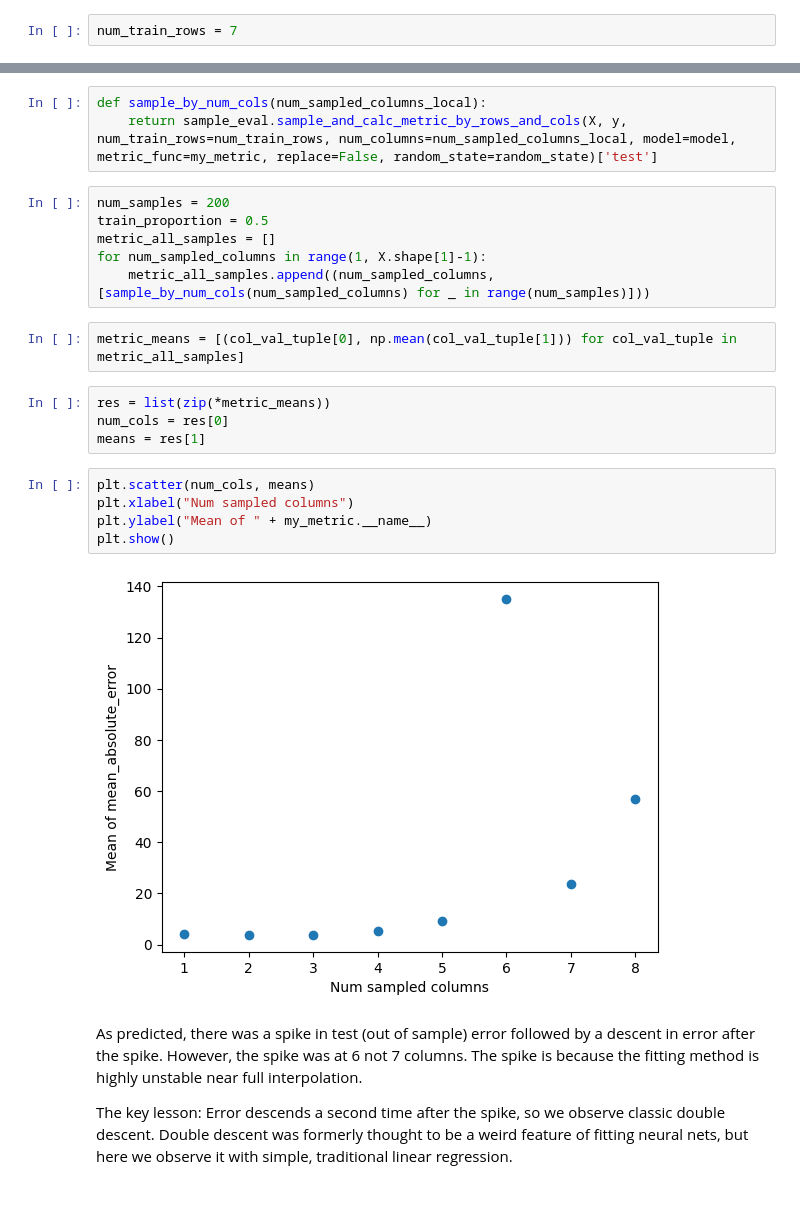
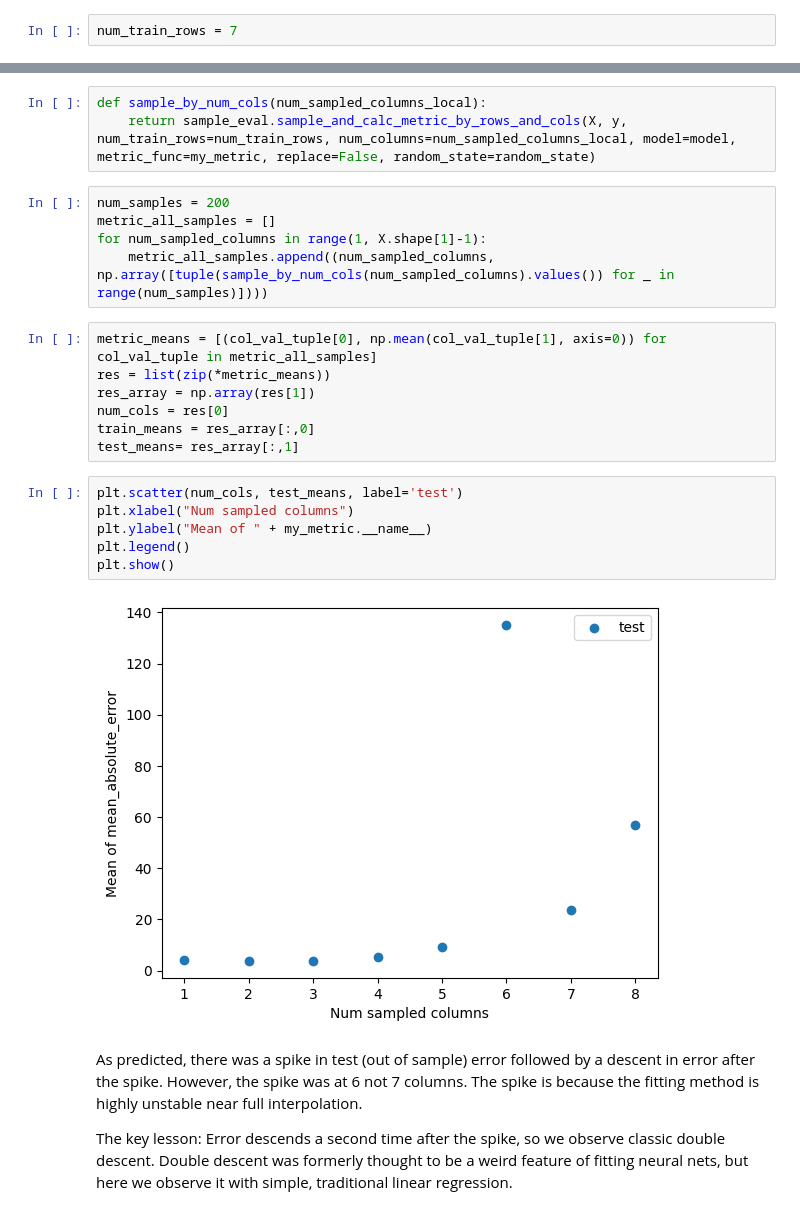
Before and after one commit to jeanimal/double_descent_dar, a Jupyter notebook: double_descent_mtcars_reg.ipynb, the cells around one changed output, grey strips where cells are left out. Cells and saved outputs as stored; diff of their text form.

```diff
--- a/double_descent_mtcars_reg.ipynb
+++ b/double_descent_mtcars_reg.ipynb
@@ -259,25 +272,26 @@ num_train_rows = 7
 # %%
 def sample_by_num_cols(num_sampled_columns_local):
-    return sample_eval.sample_and_calc_metric_by_rows_and_cols(X, y, num_train_rows=num_train_rows, num_columns=num_sampled_columns_local, model=model, metric_func=my_metric, replace=False, random_state=random_state)['test']
+    return sample_eval.sample_and_calc_metric_by_rows_and_cols(X, y, num_train_rows=num_train_rows, num_columns=num_sampled_columns_local, model=model, metric_func=my_metric, replace=False, random_state=random_state)
-# %%
-num_samples = 200
-train_proportion = 0.5
-metric_all_samples = []
-for num_sampled_columns in range(1, X.shape[1]-1):
-    metric_all_samples.append((num_sampled_columns, [sample_by_num_cols(num_sampled_columns) for _ in range(num_samples)]))
-# %%
-metric_means = [(col_val_tuple[0], np.mean(col_val_tuple[1])) for col_val_tuple in metric_all_samples]
+# %%
+num_samples = 200
+metric_all_samples = []
+for num_sampled_columns in range(1, X.shape[1]-1):
+    metric_all_samples.append((num_sampled_columns, np.array([tuple(sample_by_num_cols(num_sampled_columns).values()) for _ in range(num_samples)])))
 # %%
+metric_means = [(col_val_tuple[0], np.mean(col_val_tuple[1], axis=0)) for col_val_tuple in metric_all_samples]
 res = list(zip(*metric_means))
+res_array = np.array(res[1])
 num_cols = res[0]
-means = res[1]
+train_means = res_array[:,0]
+test_means= res_array[:,1]
 # %%
-plt.scatter(num_cols, means)
+plt.scatter(num_cols, test_means, label='test')
 plt.xlabel("Num sampled columns")
 plt.ylabel("Mean of " + my_metric.__name__)
+plt.legend()
 plt.show()
 # %% [output]
-[figure, old version]
+[figure, new version]
 # %% [markdown]
 As predicted, there was a spike in test (out of sample) error followed by a descent in error after the spike.  However, the spike was at 6 not 7 columns.  The spike is because the fitting method is highly unstable near full interpolation.
 
```
Also changed, not shown: parts of 9 cells of this notebook.
